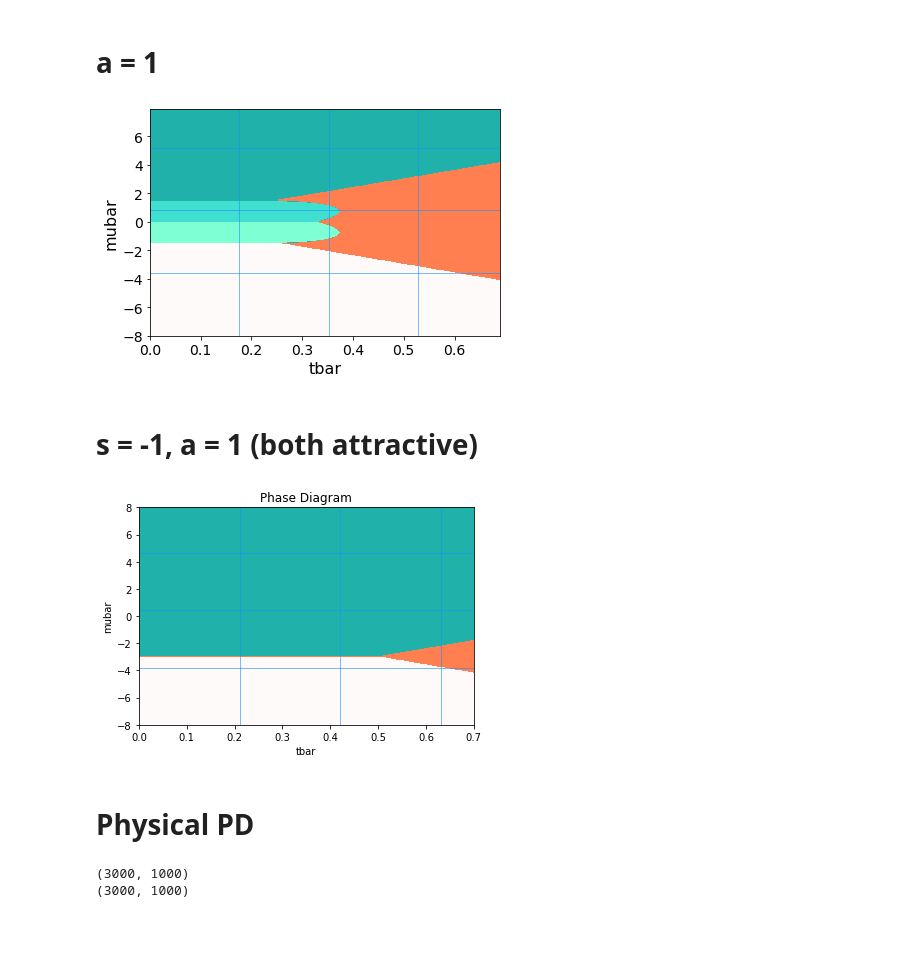
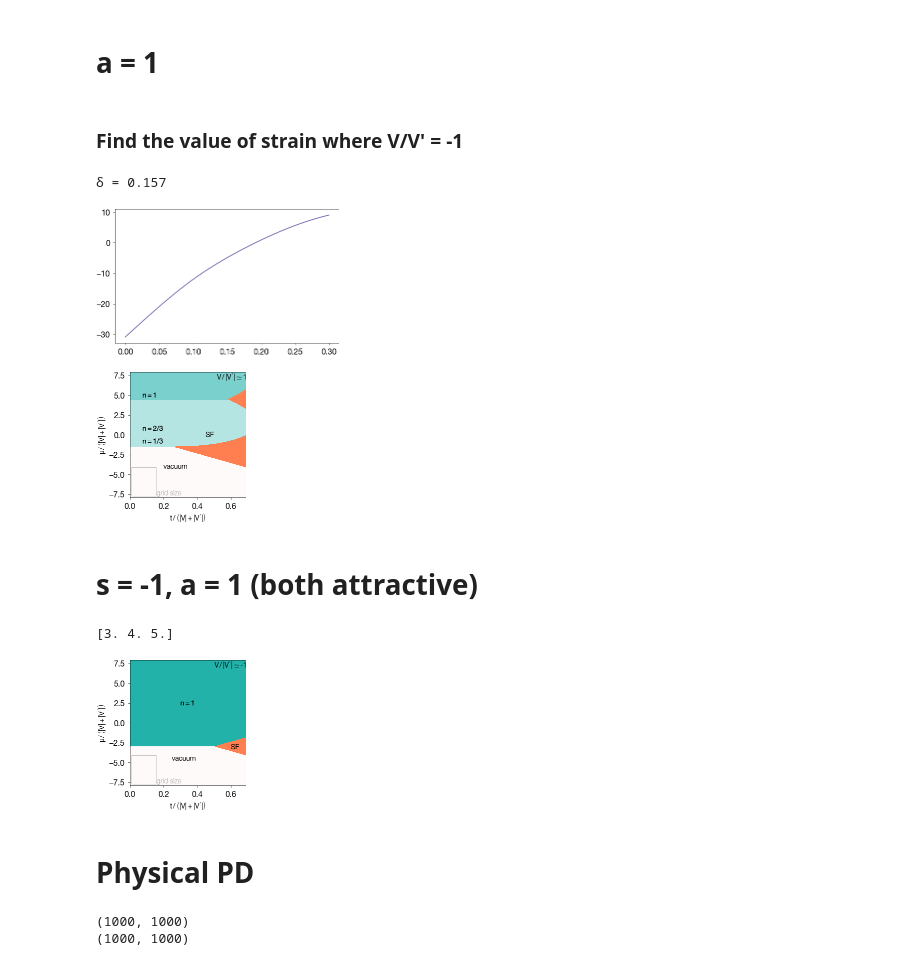
Before and after one commit to DelMaestroGroup/papers-code-Superfluid4HeStrainGraphene, a Jupyter notebook: src/MeanField_python-2022.ipynb, the cells around one changed output. Saved outputs shown, nothing was run; the diff lists cells and outputs as text; code cells hidden in the pictures; blank space fills up the shorter version.

```diff
--- a/src/MeanField_python-2022.ipynb
+++ b/src/MeanField_python-2022.ipynb
@@ -223,7 +240,29 @@ for i in range(nx):
-# %%
-fig2 = ab_pdmaker(ab_tbar, ab_mubar, ab_data, dt, dmu)
-fig2.savefig('pd2.png')
-# %% [output]
-[figure, removed]
+# %% [markdown]
+### Find the value of strain where V/V' = -1
+# %%
+δ = np.linspace(0, 0.3, 10000)
+VoVp = ainterp(δ)
+plt.plot(δ,VoVp)
+
+idx = np.where(np.abs(VoVp+4) < 1E-2)[0][0]
+cδ = δ[idx]
+print(f'δ = {δ[idx]:.3f}')
+# %% [output]
+δ = 0.157
+[figure, added]
+# %%
+plt.style.reload_library()
+with plt.style.context(plot_style['sans']):
+
+    fig,ax = plt.subplots(1,1,figsize=(figsize[1],figsize[1]),constrained_layout=True)
+    dgutils.fonts.set_custom_font(font_path)
+
+    labels=['vacuum','SF',r'$n=1/3$',r'$n=2/3$',r'$n=1$']
+    label_loc = [[0.2,-4.0],[0.45,0],[0.075,-0.8],[0.075,0.8],[0.075,5]]
+    ax = ab_pdmaker(ax,*data_pd['a=4'],1,labels=labels,label_loc=label_loc)
+
+    fig.savefig(f'../figures/MFpd_delta_{cδ:4.2f}.pdf')
+# %% [output]
+[figure, added]
 # %% [markdown]
 # s = -1, a = 1 (both attractive)
@@ -246,15 +269,24 @@ for i in range(nx):
-# %%
-ab_pdmaker(ab_tbar, ab_mubar, ab_data, dt, dmu)
-fig3.savefig('pd1.png')
-# %% [output]
-[figure, removed]
+# %%
+#data_pd['a=-1'] = get_pd_data(nx,ny,-1,1,delta,V_sim,Vp)
+plt.style.reload_library()
+with plt.style.context(plot_style['sans']):
+
+    fig,ax = plt.subplots(1,1,figsize=(figsize[1],figsize[1]),constrained_layout=True)
+    dgutils.fonts.set_custom_font(font_path)
+
+    labels=['vacuum','SF',r'$n=1$']
+    label_loc = [[0.25,-4.5],[0.6,-3.05],[0.3,2.5]]
+    ax = ab_pdmaker(ax,*data_pd['a=-1'],-1,labels=labels,label_loc=label_loc)
+
+    fig.savefig(f'../figures/MFpd_delta_{root:4.2f}.pdf')
+# %% [output]
+[3. 4. 5.]
+[figure, added]
 # %% [markdown]
 # Physical PD
 # %%
 mubar = np.zeros((ny,nx))
 data = np.zeros((ny,nx))
-print(np.shape(mubar))
-print(np.shape(data))
 for i in range(nx):
     for j in range(ny):
         mubar[j,i] = mu_lst[j]/norm[i]
@@ -263,5 +295,5 @@ for i in range(nx):
     for j in range(ny):
         data[j,i] = pref_state(tbar[i],mubar[j,i],s_lst[i],a_lst[i])
 # %% [output]
-(3000, 1000)
-(3000, 1000)
+(1000, 1000)
+(1000, 1000)
```
Also changed, not shown: parts of 30 cells of this notebook, 2 other files.
